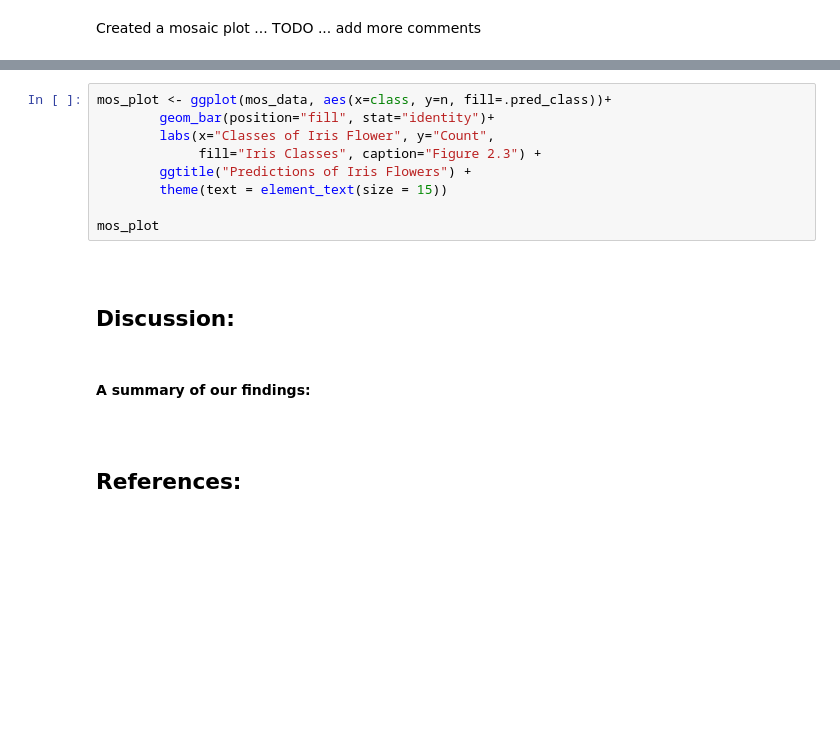
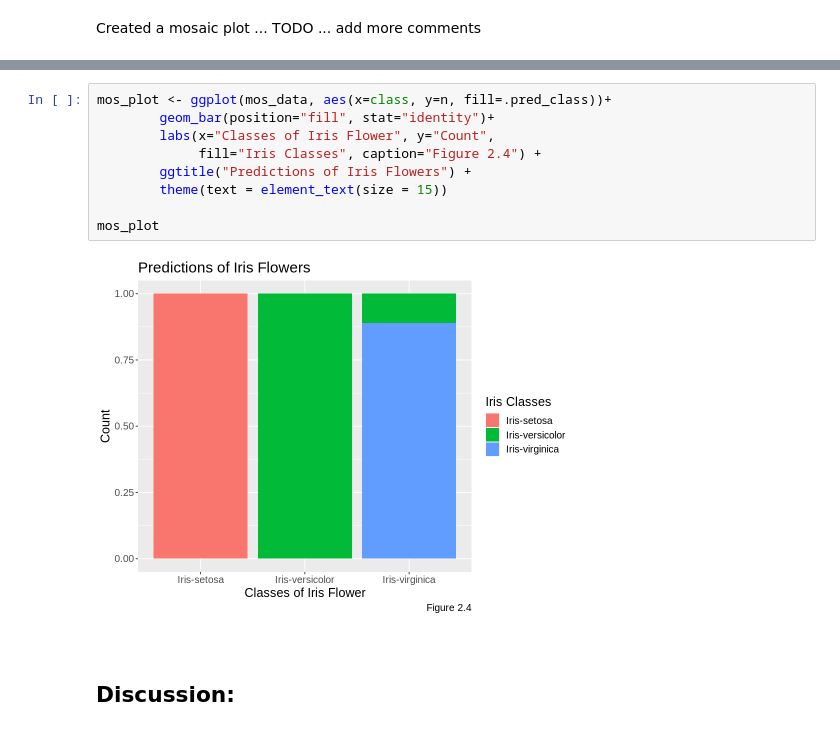
Before and after one commit to lhan0903/DSCI-100-Project-006-26, a Jupyter notebook: group-project-report.ipynb, the cells around one changed output, grey strips where cells are left out. Drawn from its saved outputs; the diff is of its cells as text; blank space fills up the shorter version.

```diff
--- a/group-project-report.ipynb
+++ b/group-project-report.ipynb
@@ -308,19 +470,15 @@ mos_data
 # %%
 mos_plot <- ggplot(mos_data, aes(x=class, y=n, fill=.pred_class))+
         geom_bar(position="fill", stat="identity")+
         labs(x="Classes of Iris Flower", y="Count",
-             fill="Iris Classes", caption="Figure 2.3") +
+             fill="Iris Classes", caption="Figure 2.4") +
         ggtitle("Predictions of Iris Flowers") +
         theme(text = element_text(size = 15))
 
 mos_plot
+# %% [output]
+[figure, added]
 # %% [markdown]
 <br>
 
 ## Discussion:
-# %% [markdown]
-#### A summary of our findings:
-# %% [markdown]
-<br>
-
-## References:
```
Also changed, not shown: parts of 42 cells of this notebook.
